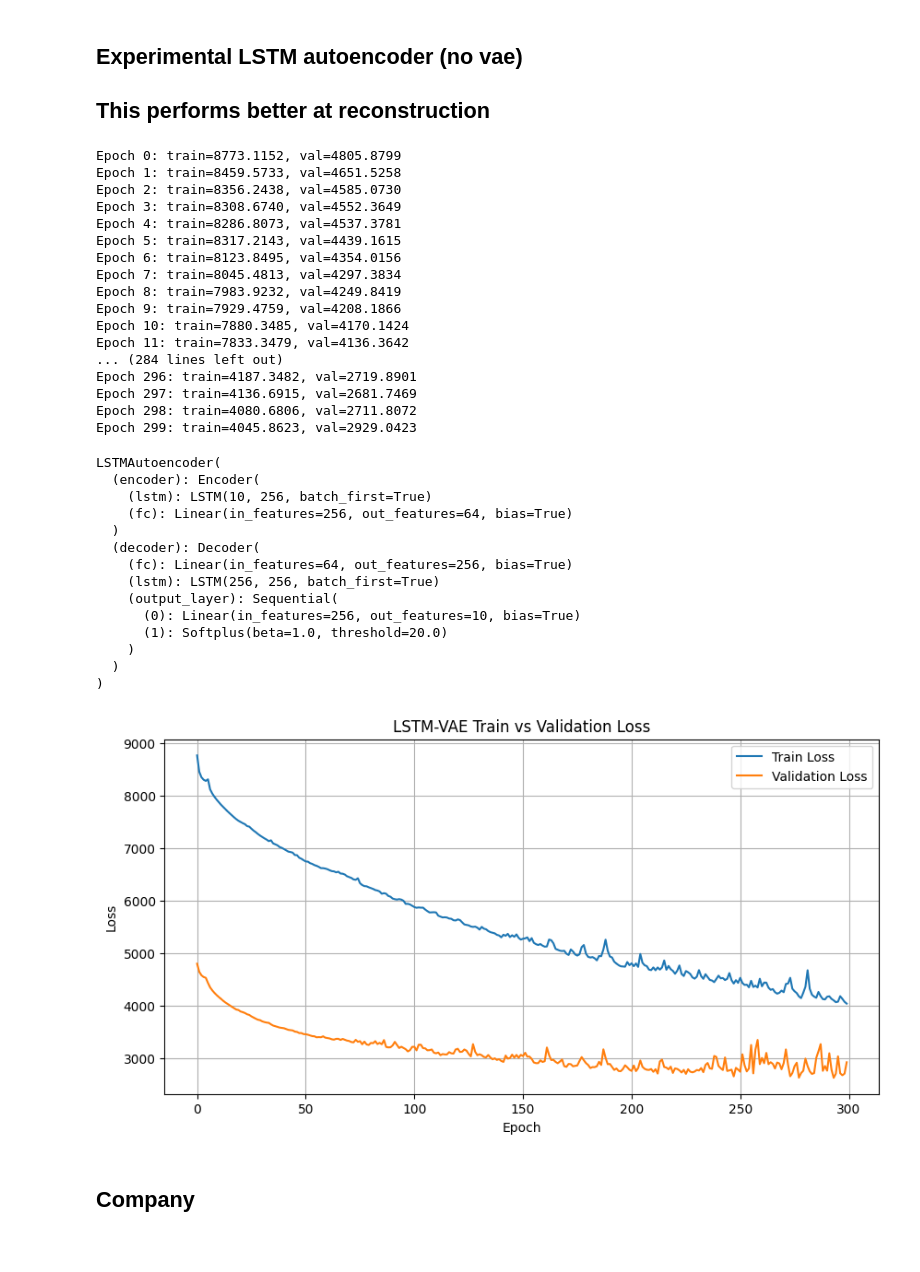
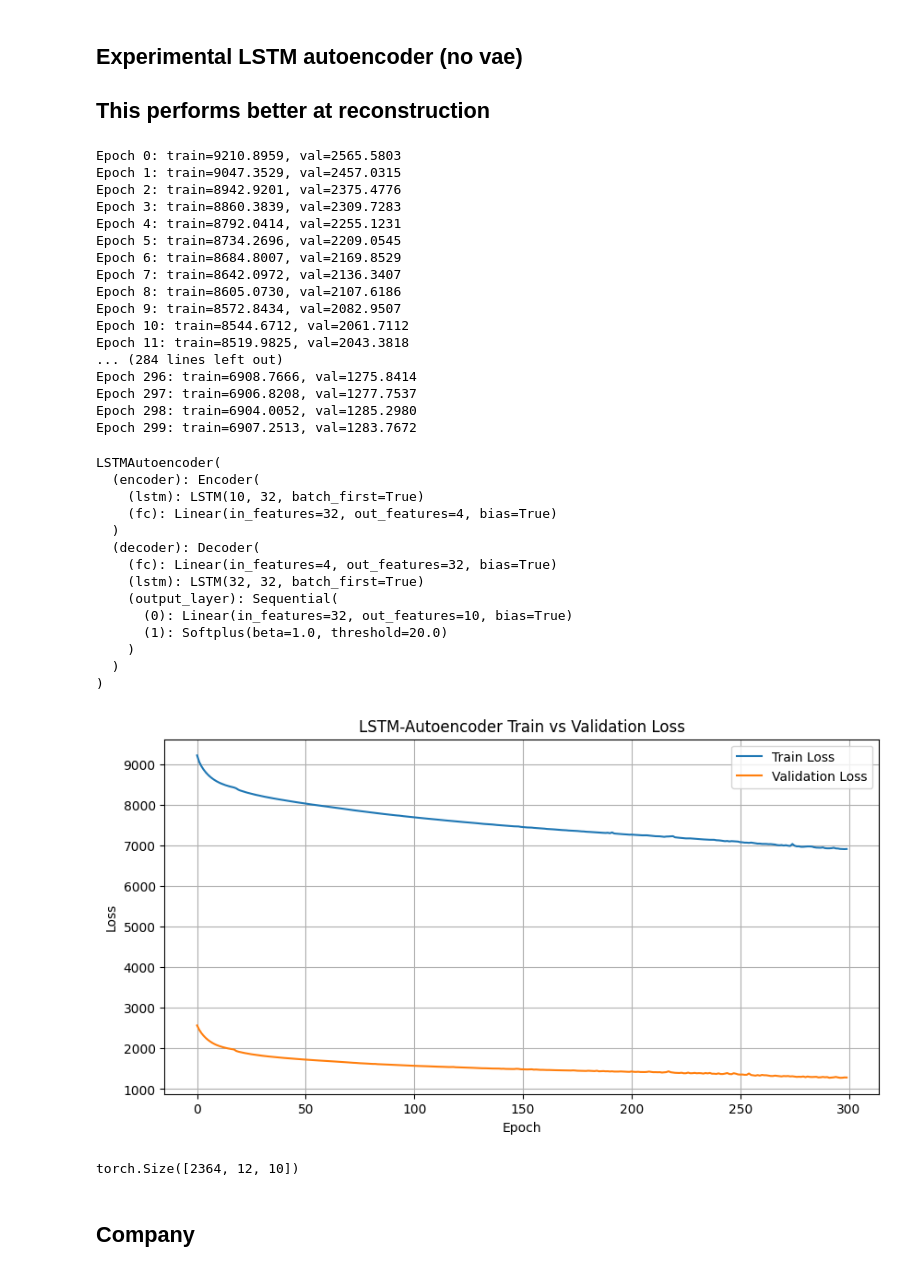
Before and after one commit to CMPE-255-G5/times-series-anomaly-detection-on-twitter-data, a Jupyter notebook: notebooks/VAE.ipynb, the cells around one changed output. Saved outputs shown, nothing was run; the diff lists cells and outputs as text; code cells hidden in the pictures.

```diff
--- a/notebooks/VAE.ipynb
+++ b/notebooks/VAE.ipynb
@@ -182,12 +163,12 @@ import torch.nn.functional as F
 # %%
 def create_dataset(X, time_steps=12):
     Xs = []
-    for i in range(len(X) - time_steps):
+    for i in range(len(X) - time_steps + 1):
         v = X.iloc[i:(i + time_steps)].values
         Xs.append(v)
     return np.array(Xs)
 # %%
-timestep = 6 #3 or above seems to do better
+timestep = 12 #3 or above seems to do better
 
 #can change this value for amounts in window so the int * 5 is how many minutes is in the window
 #a lower value make it less aggresive in determining if anomaly, higher also makes it reconstruct poorly
@@ -296,8 +277,8 @@ class LSTMAutoencoder(nn.Module):
         self,
         n_features,
         seq_len,
-        hidden_dim=256,
-        latent_dim=64
+        hidden_dim=64,
+        latent_dim=8
     ):
 
         super().__init__()
@@ -328,8 +309,8 @@ device = torch.device("cuda" if torch.cuda.is_available() else "cpu")
 model = LSTMAutoencoder(
     n_features=X_train.shape[2],
     seq_len=X_train.shape[1],
-    hidden_dim=256,
-    latent_dim=64
+    hidden_dim=32,
+    latent_dim=4
 ).to(device)
 # %%
 criterion = nn.MSELoss()
@@ -404,23 +385,23 @@ for epoch in range(300): #how many epochs
         f"val={avg_val:.4f}"
     )
 # %% [output]
-Epoch 0: train=8773.1152, val=4805.8799
-Epoch 1: train=8459.5733, val=4651.5258
-Epoch 2: train=8356.2438, val=4585.0730
-Epoch 3: train=8308.6740, val=4552.3649
-Epoch 4: train=8286.8073, val=4537.3781
-Epoch 5: train=8317.2143, val=4439.1615
-Epoch 6: train=8123.8495, val=4354.0156
-Epoch 7: train=8045.4813, val=4297.3834
-Epoch 8: train=7983.9232, val=4249.8419
-Epoch 9: train=7929.4759, val=4208.1866
-Epoch 10: train=7880.3485, val=4170.1424
-Epoch 11: train=7833.3479, val=4136.3642
+Epoch 0: train=9210.8959, val=2565.5803
+Epoch 1: train=9047.3529, val=2457.0315
+Epoch 2: train=8942.9201, val=2375.4776
+Epoch 3: train=8860.3839, val=2309.7283
+Epoch 4: train=8792.0414, val=2255.1231
+Epoch 5: train=8734.2696, val=2209.0545
+Epoch 6: train=8684.8007, val=2169.8529
+Epoch 7: train=8642.0972, val=2136.3407
+Epoch 8: train=8605.0730, val=2107.6186
+Epoch 9: train=8572.8434, val=2082.9507
+Epoch 10: train=8544.6712, val=2061.7112
+Epoch 11: train=8519.9825, val=2043.3818
 ... (284 lines left out)
-Epoch 296: train=4187.3482, val=2719.8901
-Epoch 297: train=4136.6915, val=2681.7469
-Epoch 298: train=4080.6806, val=2711.8072
-Epoch 299: train=4045.8623, val=2929.0423
+Epoch 296: train=6908.7666, val=1275.8414
+Epoch 297: train=6906.8208, val=1277.7537
+Epoch 298: train=6904.0052, val=1285.2980
+Epoch 299: train=6907.2513, val=1283.7672
 # %%
 model.load_state_dict(
     torch.load("best_lstm_autoencoder.pt")
@@ -430,14 +411,14 @@ model.eval()
 # %% [output]
 LSTMAutoencoder(
   (encoder): Encoder(
-    (lstm): LSTM(10, 256, batch_first=True)
-    (fc): Linear(in_features=256, out_features=64, bias=True)
+    (lstm): LSTM(10, 32, batch_first=True)
+    (fc): Linear(in_features=32, out_features=4, bias=True)
   )
   (decoder): Decoder(
-    (fc): Linear(in_features=64, out_features=256, bias=True)
-    (lstm): LSTM(256, 256, batch_first=True)
+    (fc): Linear(in_features=4, out_features=32, bias=True)
+    (lstm): LSTM(32, 32, batch_first=True)
     (output_layer): Sequential(
-      (0): Linear(in_features=256, out_features=10, bias=True)
+      (0): Linear(in_features=32, out_features=10, bias=True)
       (1): Softplus(beta=1.0, threshold=20.0)
     )
   )
@@ -445,15 +426,15 @@ LSTMAutoencoder(
 # %%
 plt.figure(figsize=(10, 5))
 
 plt.plot(train_losses, label="Train Loss")
 plt.plot(val_losses, label="Validation Loss")
 
 plt.xlabel("Epoch")
 plt.ylabel("Loss")
-plt.title("LSTM-VAE Train vs Validation Loss")
+plt.title("LSTM-Autoencoder Train vs Validation Loss")
 plt.legend()
 plt.grid(True)
 
 plt.show()
 # %% [output]
-[figure, old version]
+[figure, new version]
@@ -460,3 +458,7 @@ plt.show()
+# %%
+x_recon.shape
+# %% [output]
+torch.Size([2364, 12, 10])
 # %%
 all_x = []
 all_recon = []
```
Also changed, not shown: parts of 54 cells of this notebook.
